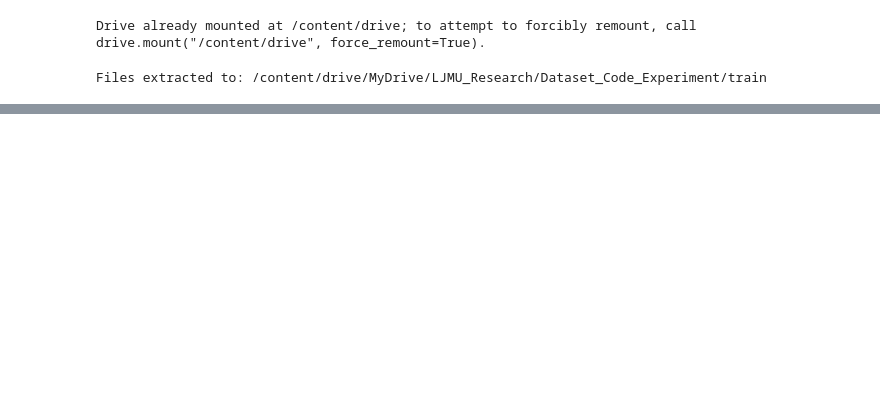
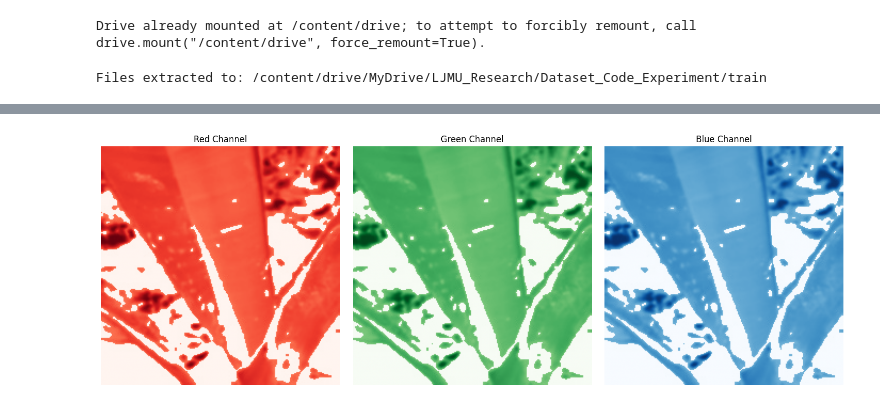
Before and after one commit to Shub2204/LJMU_Research_Thesis, a Jupyter notebook: Banana_Disease_Detetction_using_CNN.ipynb, the cells around one changed output, grey strips where cells are left out. Saved outputs shown, nothing was run; the diff lists cells and outputs as text; code cells hidden in the pictures; blank space fills up the shorter version.

```diff
--- a/Banana_Disease_Detetction_using_CNN.ipynb
+++ b/Banana_Disease_Detetction_using_CNN.ipynb
@@ -26,0 +428,33 @@ Files extracted to: /content/drive/MyDrive/LJMU_Research/Dataset_Code_Experiment
+# %%
+## CHANNEL WISE ANALYSIS
+
+disease_classes = [d for d in os.listdir(base_dir) if os.path.isdir(os.path.join(base_dir, d))]
+sample_class = disease_classes[0]
+sample_img_path = os.path.join(base_dir, sample_class, os.listdir(os.path.join(base_dir, sample_class))[0])
+img = np.array(Image.open(sample_img_path))
+
+# Extract individual channels
+red_channel = img[:, :, 0]
+green_channel = img[:, :, 1]
+blue_channel = img[:, :, 2]
+
+plt.figure(figsize=(15, 5))
+plt.subplot(1, 3, 1)
+plt.imshow(red_channel, cmap='Reds')
+plt.title("Red Channel")
+plt.axis("off")
+
+plt.subplot(1, 3, 2)
+plt.imshow(green_channel, cmap='Greens')
+plt.title("Green Channel")
+plt.axis("off")
+
+plt.subplot(1, 3, 3)
+plt.imshow(blue_channel, cmap='Blues')
+plt.title("Blue Channel")
+plt.axis("off")
+
+plt.tight_layout()
+plt.show()
+# %% [output]
+[figure, added]
```
Also changed, not shown: parts of 25 cells of this notebook.
